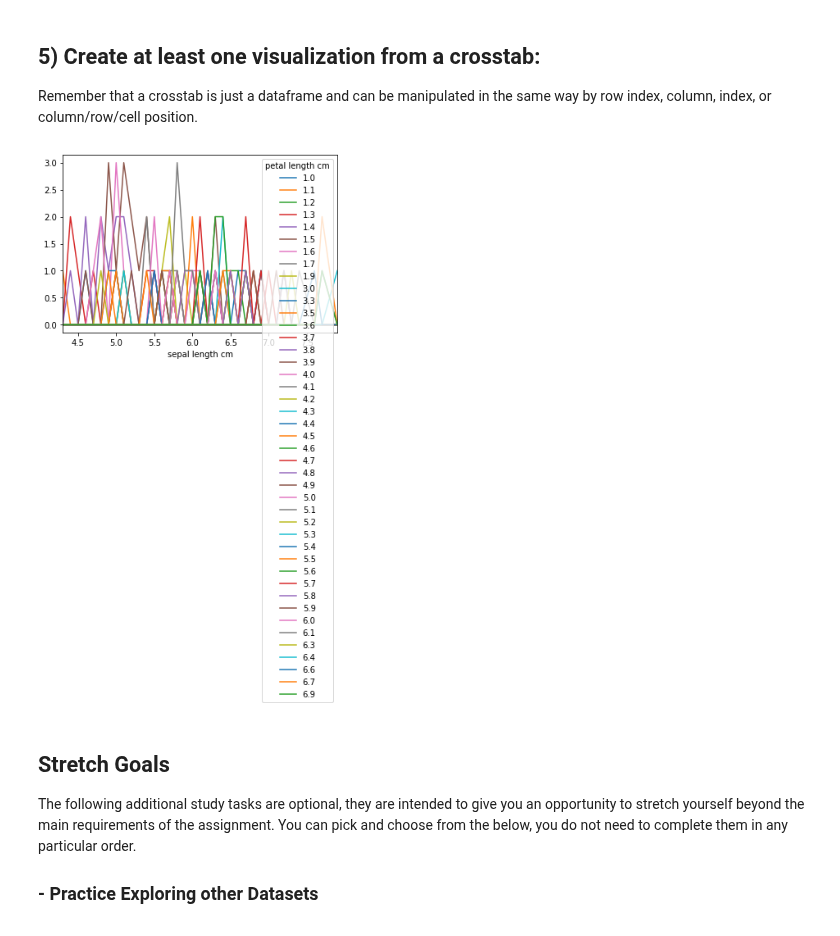
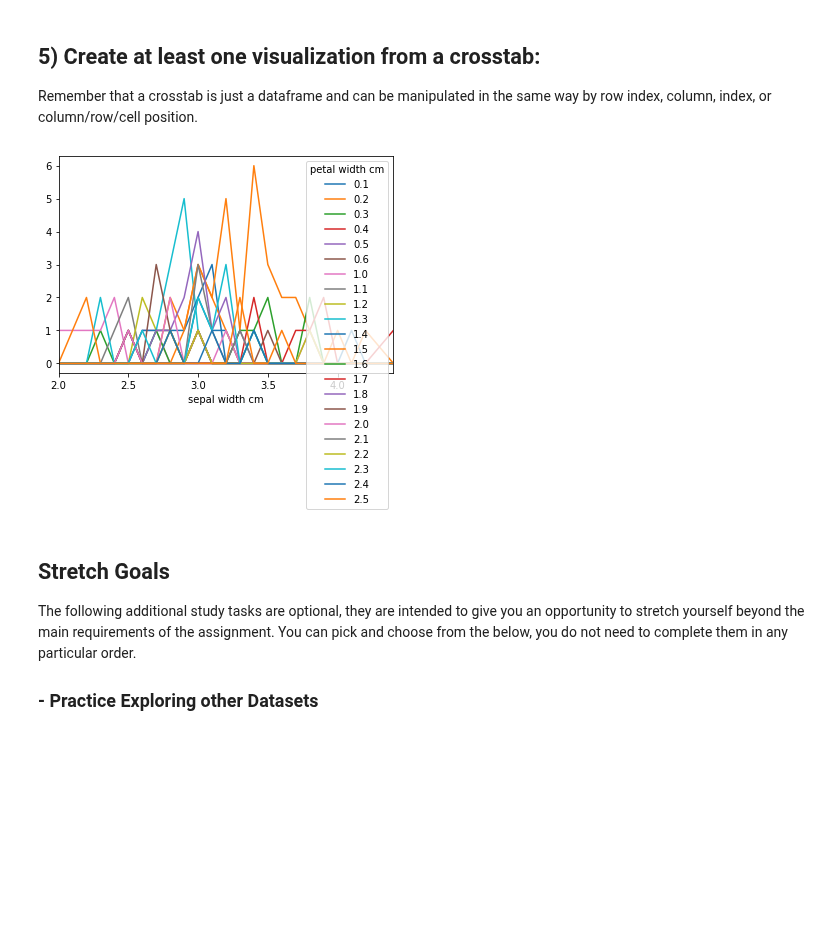
Before and after one commit to bloominstituteoftechnology/DS-Unit-1-Sprint-1-Data-Wrangling-and-Storytelling, a Jupyter notebook: module1-exploratory-data-analysis/Copy_of_LS_DS_111_Exploratory_Data_Analysis_Assignment.ipynb, the cells around one changed output. Drawn from its saved outputs; the diff is of its cells as text; code cells hidden in the pictures; blank space fills up the shorter version.

```diff
--- a/module1-exploratory-data-analysis/Copy_of_LS_DS_111_Exploratory_Data_Analysis_Assignment.ipynb
+++ b/module1-exploratory-data-analysis/Copy_of_LS_DS_111_Exploratory_Data_Analysis_Assignment.ipynb
@@ -102,7 +102,7 @@ Saving wine.data to wine (2).data
 # %%
 #showed no Headers, Had to add them.
-colum_headers= ['Alcohol', 'Malic acid','Ash','Alcalinity of ash','Magnesium','Total phenols','Flavanoids','Nonflavanoid phenols','Proanthocyanins','Color intensity','Hue','OD280/OD315 of diluted wines','Proline']
-df=pd.read_csv('wine.data',names=colum_headers)
+colum_headers= ['Buying','Maint','Doors','Persons','Lug_boot','Saftey']
+df=pd.read_csv('car.data',names=colum_headers)
 # %%
 print(df.shape)
 # Yes
@@ -267,9 +201,9 @@ df['petal width cm'].plot.density();
 
 Remember that a crosstab is just a dataframe and can be manipulated in the same way by row index, column, index, or column/row/cell position.
 # %%
-pd.crosstab(df['sepal length cm'], df['petal length cm']).plot();
+pd.crosstab(df['sepal width cm'], df['petal width cm']).plot();
 # %% [output]
-[figure, old version]
+[figure, new version]
 # %% [markdown]
 ## Stretch Goals
 
```
Also changed, not shown: parts of 11 cells of this notebook.
